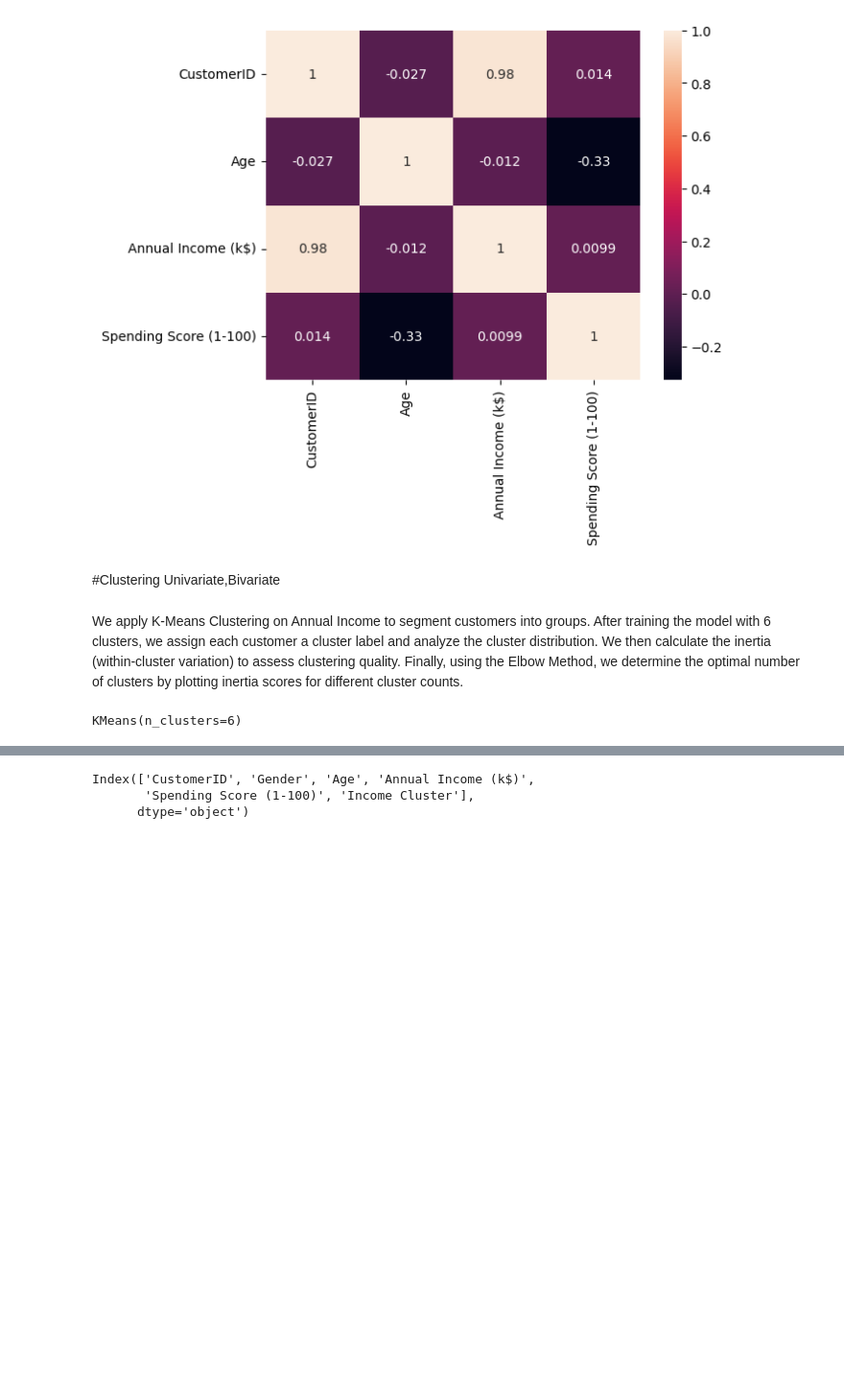
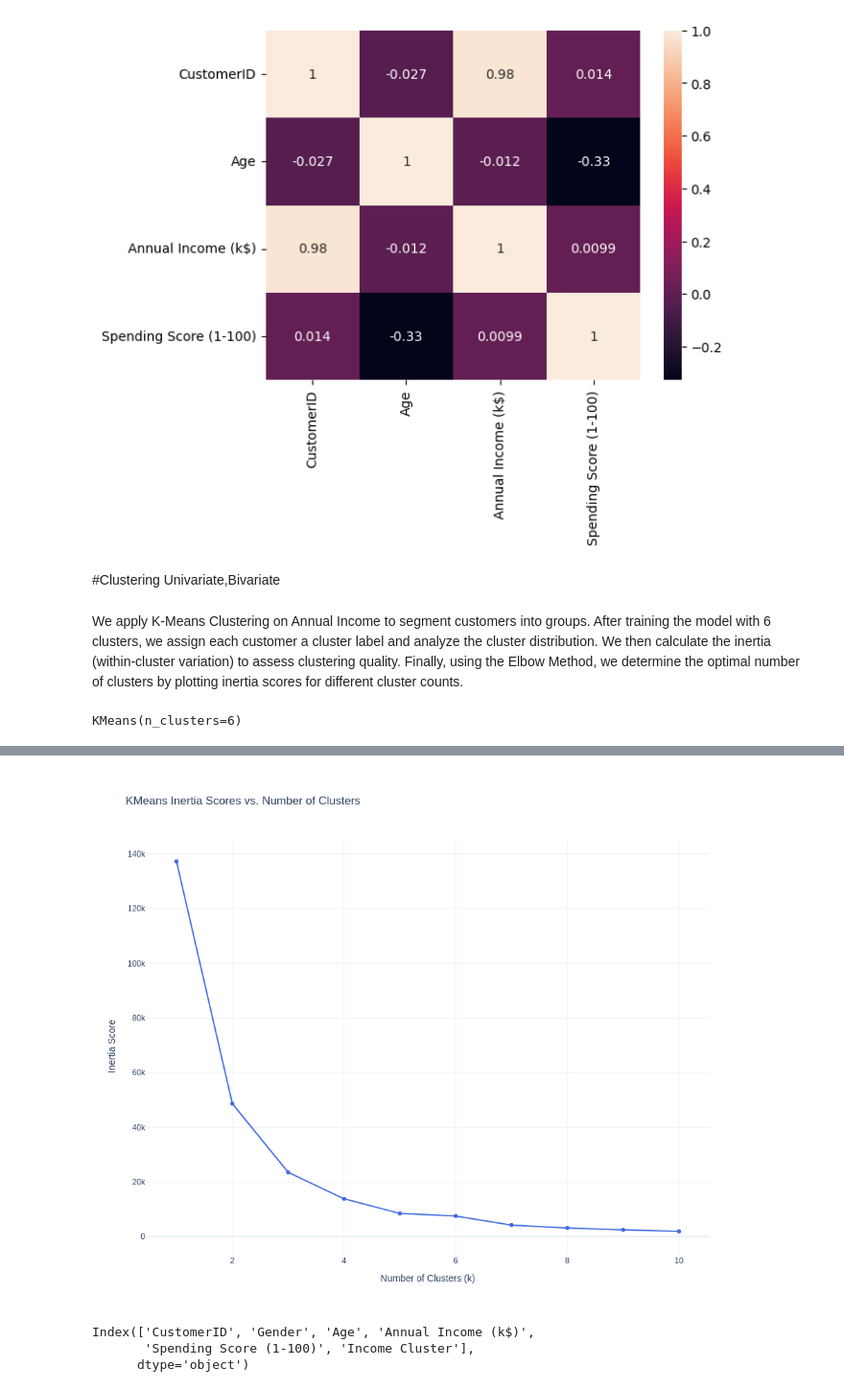
Before and after one commit to tonia-3/Customer-Segmentation-Analysis, a Jupyter notebook: customer_segmentation_analysis.ipynb, the cells around one changed output, grey strips where cells are left out. Shown at 96% size. Saved outputs shown, nothing was run; the diff lists cells and outputs as text; code cells hidden in the pictures; blank space fills up the shorter version.

Commit message:
resized images

```diff
--- a/customer_segmentation_analysis.ipynb
+++ b/customer_segmentation_analysis.ipynb
@@ -159,8 +161,12 @@ clustering1.inertia_
 # %%
 import plotly.graph_objects as go
+import plotly.express as px
+import plotly.io as pio
 from sklearn.cluster import KMeans
 import pandas as pd
-!pip install -q kaleido==0.2.1 "plotly<6.0.0"
+
+# Force Plotly to render static PNGs via Kaleido so GitHub displays them
+pio.renderers.default = "png"
 
 # Assuming df is already defined and contains 'Annual Income (k$)' column
 inertia_scores = []
@@ -186,9 +192,10 @@ fig.update_layout(
     title='KMeans Inertia Scores vs. Number of Clusters',
     xaxis_title='Number of Clusters (k)',
     yaxis_title='Inertia Score',
-    template='plotly_white'
+    template='plotly_white',
+    width=1000, height=800
 )
 
-# Show the plot interactively (avoiding kaleido renderer issue)
+# Show the plot
 fig.show()
 # %% [output]
@@ -196,3 +202,4 @@ fig.show()
+[figure, added]
 # %%
  df.columns
 # %% [output]
```
Also changed, not shown: parts of 10 cells of this notebook.
